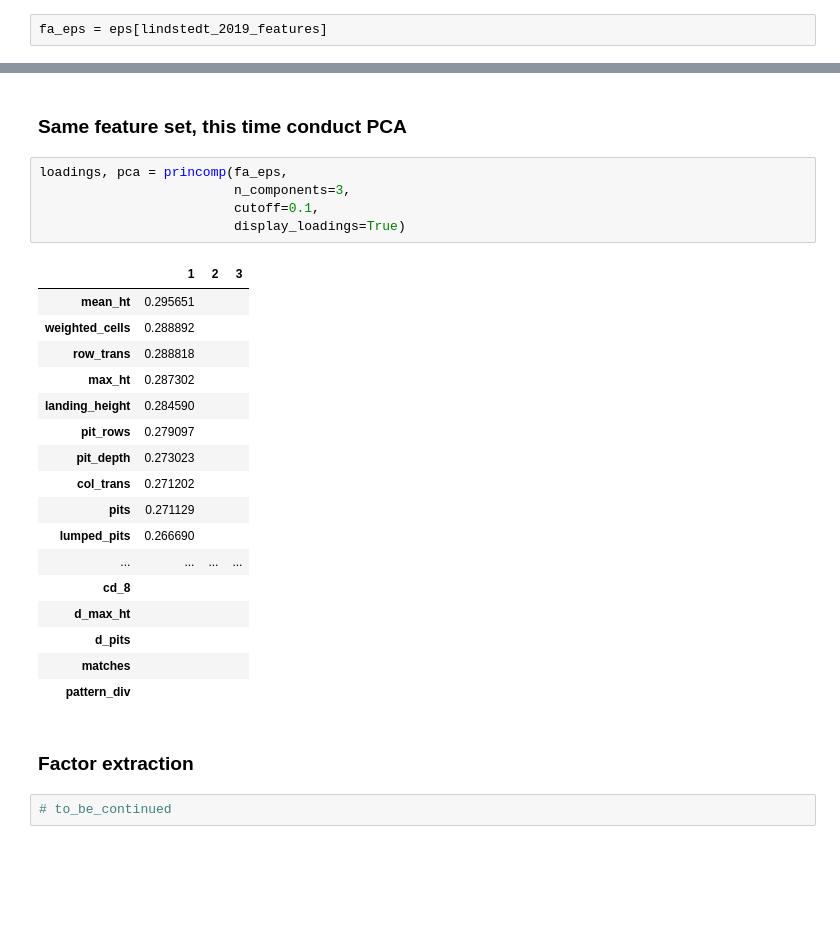
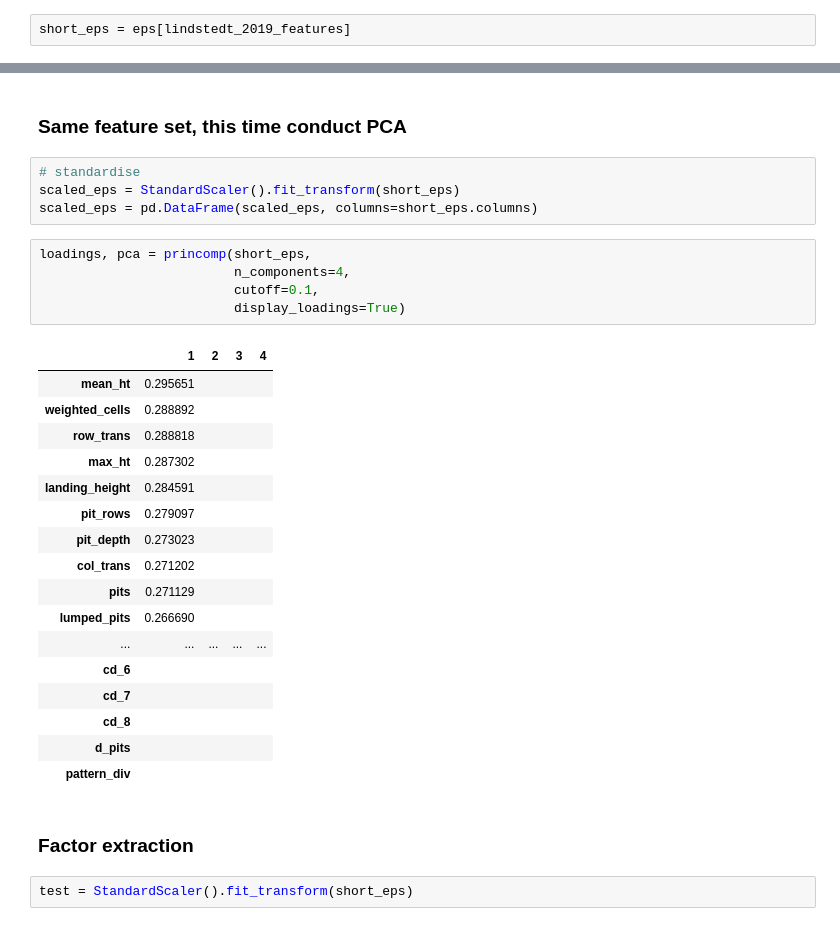
Before and after one commit to ozvar/tetris_osf_exploration, a Jupyter notebook: exploratory_analysis.ipynb, the cells around one changed output, grey strips where cells are left out. Cells and saved outputs as stored; diff of their text form; blank space fills up the shorter version.

Commit message:
test factor scores extraction

```diff
--- a/exploratory_analysis.ipynb
+++ b/exploratory_analysis.ipynb
@@ -156,7 +156,7 @@ ev, loadings, fa = factor_analyse(fa_eps,
 # %% [markdown]
 ## Factor analyse restricted feature set taken from Lindstedt and Gray (2019)
 # %%
-fa_eps = eps[lindstedt_2019_features]
+short_eps = eps[lindstedt_2019_features]
 # %% [markdown]
 Bartlett's test for sphericity
 # %%
@@ -216,30 +216,34 @@ ev, loadings, fa = factor_analyse(fa_eps,
 | d_pits |  |  |  |  |
 # %% [markdown]
 ### Same feature set, this time conduct PCA
+# %%
+# standardise
+scaled_eps = StandardScaler().fit_transform(short_eps)
+scaled_eps = pd.DataFrame(scaled_eps, columns=short_eps.columns)
 # %%
-loadings, pca = princomp(fa_eps,
-                         n_components=3,
+loadings, pca = princomp(short_eps,
+                         n_components=4,
                          cutoff=0.1,
                          display_loadings=True)
 # %% [output]
-|  | 1 | 2 | 3 |
-| mean_ht | 0.295651 |  |  |
-| weighted_cells | 0.288892 |  |  |
-| row_trans | 0.288818 |  |  |
-| max_ht | 0.287302 |  |  |
-| landing_height | 0.284590 |  |  |
-| pit_rows | 0.279097 |  |  |
-| pit_depth | 0.273023 |  |  |
-| col_trans | 0.271202 |  |  |
-| pits | 0.271129 |  |  |
-| lumped_pits | 0.266690 |  |  |
-| ... | ... | ... | ... |
-| cd_8 |  |  |  |
-| d_max_ht |  |  |  |
-| d_pits |  |  |  |
-| matches |  |  |  |
-| pattern_div |  |  |  |
+|  | 1 | 2 | 3 | 4 |
+| mean_ht | 0.295651 |  |  |  |
+| weighted_cells | 0.288892 |  |  |  |
+| row_trans | 0.288818 |  |  |  |
+| max_ht | 0.287302 |  |  |  |
+| landing_height | 0.284591 |  |  |  |
+| pit_rows | 0.279097 |  |  |  |
+| pit_depth | 0.273023 |  |  |  |
+| col_trans | 0.271202 |  |  |  |
+| pits | 0.271129 |  |  |  |
+| lumped_pits | 0.266690 |  |  |  |
+| ... | ... | ... | ... | ... |
+| cd_6 |  |  |  |  |
+| cd_7 |  |  |  |  |
+| cd_8 |  |  |  |  |
+| d_pits |  |  |  |  |
+| pattern_div |  |  |  |  |
 # %% [markdown]
 ### Factor extraction
-# %%
-# to_be_continued
+# %%
+test = StandardScaler().fit_transform(short_eps)
```
Also changed, not shown: parts of 12 cells of this notebook.
